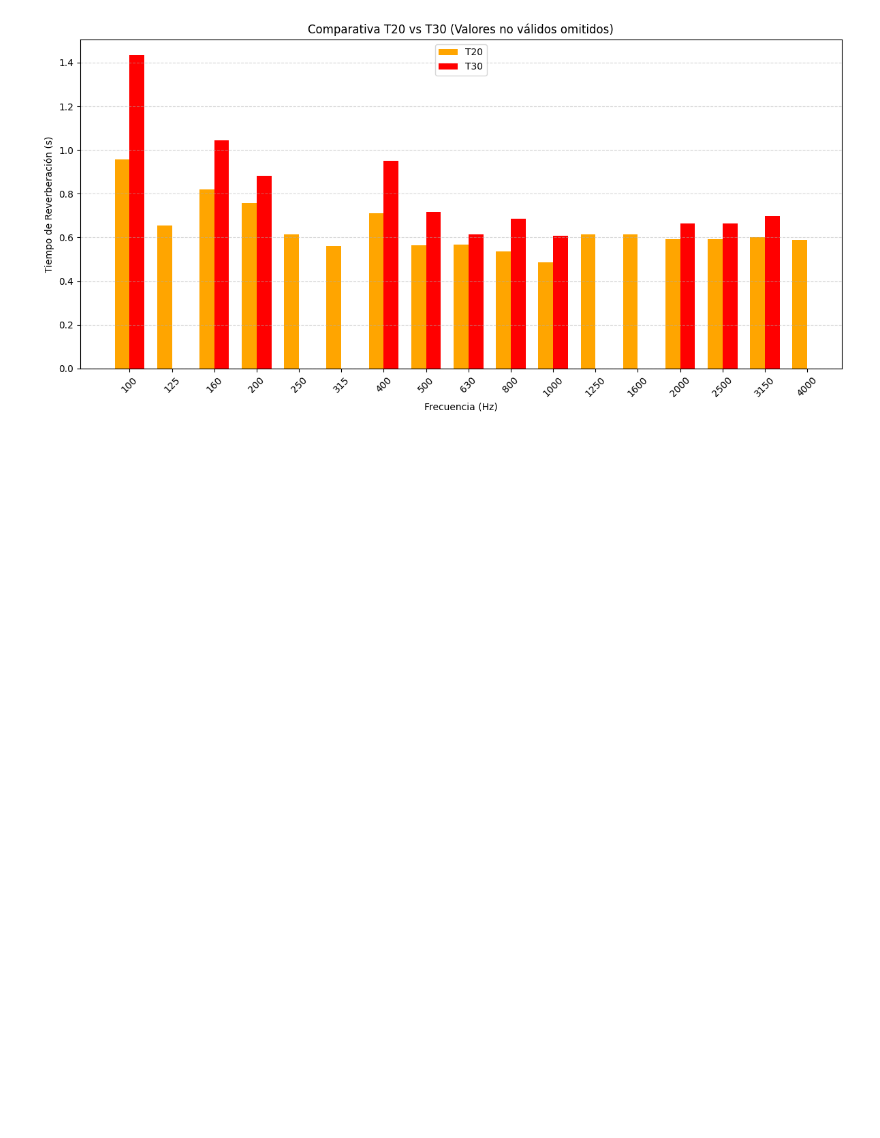
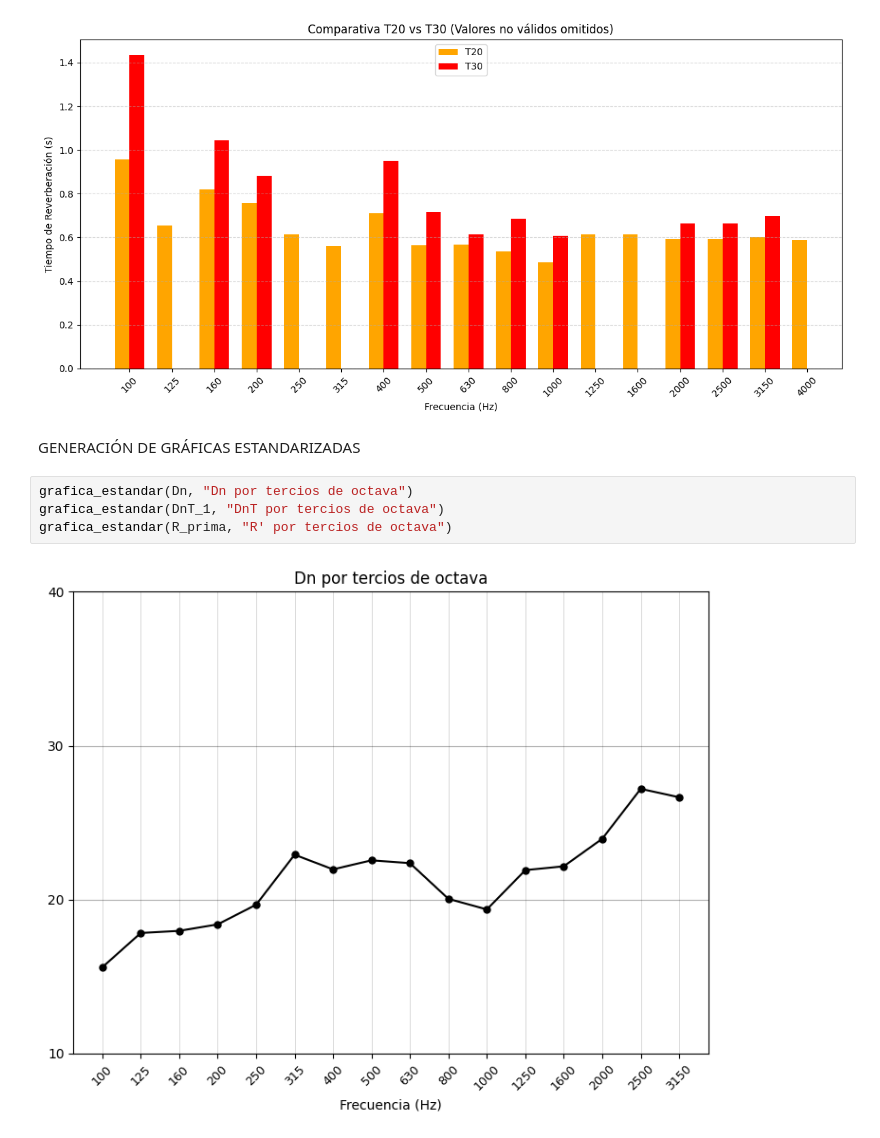
Before and after one commit to eliaslaredo/IACR_P4, a Jupyter notebook: IACR_P4.ipynb, the cells around one changed output. Drawn from its saved outputs; the diff is of its cells as text; blank space fills up the shorter version.

```diff
--- a/IACR_P4.ipynb
+++ b/IACR_P4.ipynb
@@ -644,3 +641,11 @@ Frec (Hz)  | T20 (s)    | T30 (s)
 3150       | 0.602      | 0.698
 4000       | 0.589      | ---
 [figure]
+# %% [markdown]
+GENERACIÓN DE GRÁFICAS ESTANDARIZADAS
+# %%
+grafica_estandar(Dn, "Dn por tercios de octava")
+grafica_estandar(DnT_1, "DnT por tercios de octava")
+grafica_estandar(R_prima, "R' por tercios de octava")
+# %% [output]
+[figure, added]
```
Also changed, not shown: parts of 5 cells of this notebook.
